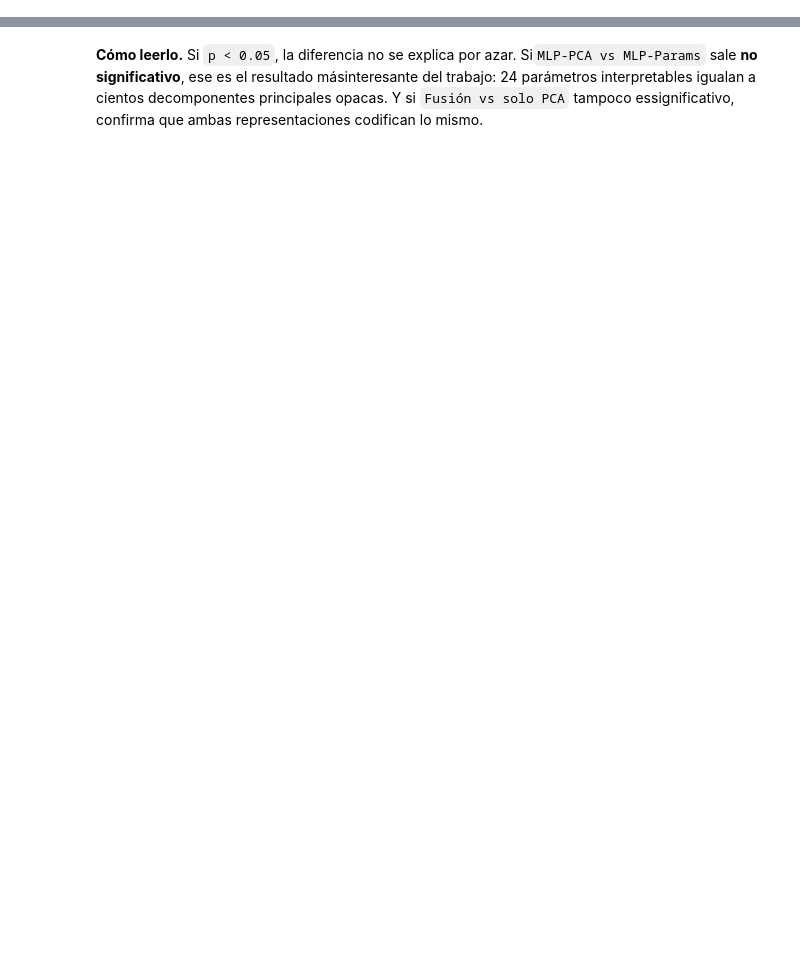
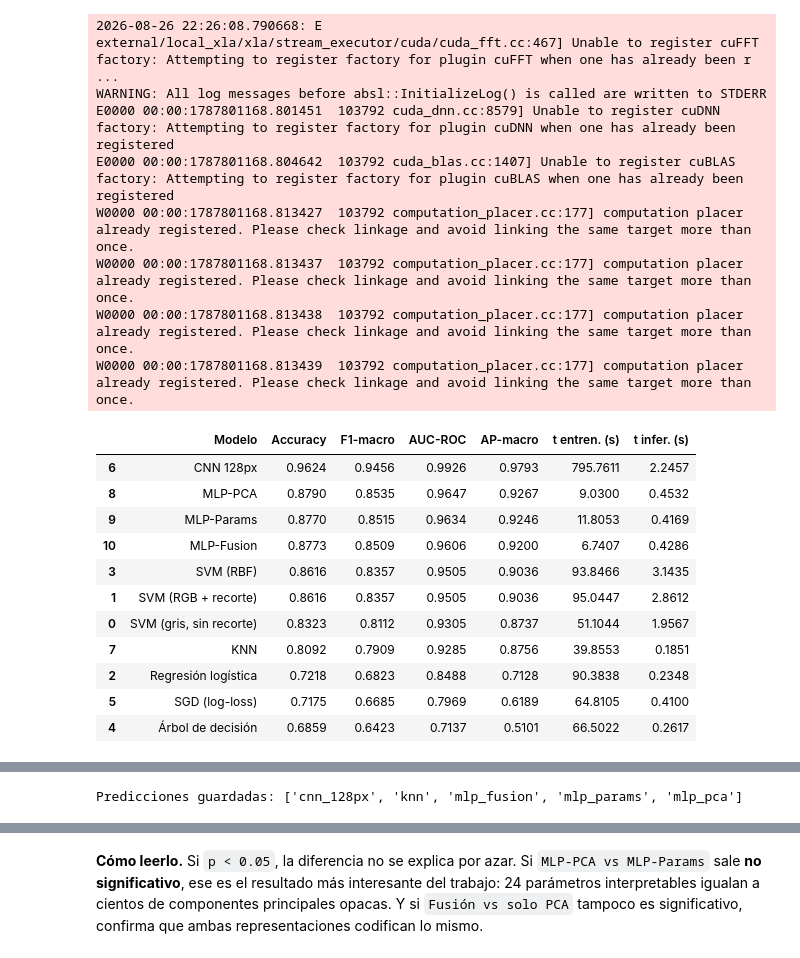
Before and after one commit to sacarrasquillah042/GalaxIA, a Jupyter notebook: notebooks/03_dia3_comparacion.ipynb, the cells around one changed output, grey strips where cells are left out. Cells and saved outputs as stored; diff of their text form; code cells hidden in the pictures; blank space fills up the shorter version.

```diff
--- a/notebooks/03_dia3_comparacion.ipynb
+++ b/notebooks/03_dia3_comparacion.ipynb
@@ -3,3 +10,34 @@
 # %%
-import osos.environ.setdefault("TF_CPP_MIN_LOG_LEVEL", "2")import sys, jsonfrom pathlib import Pathsys.path.insert(0, str(Path.cwd().parent / "src"))import numpy as np, pandas as pd, matplotlib.pyplot as pltfrom galaxia import data, labels, evaluate, explaindata.fijar_semillas(42)display(evaluate.tabla_comparativa())
+import os
+os.environ.setdefault("TF_CPP_MIN_LOG_LEVEL", "2")
+import sys, json
+from pathlib import Path
+sys.path.insert(0, str(Path.cwd().parent / "src"))
+
+import numpy as np, pandas as pd, matplotlib.pyplot as plt
+from galaxia import data, labels, evaluate, explain
+data.fijar_semillas(42)
+
+display(evaluate.tabla_comparativa())
+# %% [output]
+2026-08-26 22:26:08.790668: E external/local_xla/xla/stream_executor/cuda/cuda_fft.cc:467] Unable to register cuFFT factory: Attempting to register factory for plugin cuFFT when one has already been r ...
+WARNING: All log messages before absl::InitializeLog() is called are written to STDERR
+E0000 00:00:1787801168.801451  103792 cuda_dnn.cc:8579] Unable to register cuDNN factory: Attempting to register factory for plugin cuDNN when one has already been registered
+E0000 00:00:1787801168.804642  103792 cuda_blas.cc:1407] Unable to register cuBLAS factory: Attempting to register factory for plugin cuBLAS when one has already been registered
+W0000 00:00:1787801168.813427  103792 computation_placer.cc:177] computation placer already registered. Please check linkage and avoid linking the same target more than once.
+W0000 00:00:1787801168.813437  103792 computation_placer.cc:177] computation placer already registered. Please check linkage and avoid linking the same target more than once.
+W0000 00:00:1787801168.813438  103792 computation_placer.cc:177] computation placer already registered. Please check linkage and avoid linking the same target more than once.
+W0000 00:00:1787801168.813439  103792 computation_placer.cc:177] computation placer already registered. Please check linkage and avoid linking the same target more than once.
+|  | Modelo | Accuracy | F1-macro | AUC-ROC | AP-macro | t entren. (s) | t infer. (s) |
+| 6 | CNN 128px | 0.9624 | 0.9456 | 0.9926 | 0.9793 | 795.7611 | 2.2457 |
+| 8 | MLP-PCA | 0.8790 | 0.8535 | 0.9647 | 0.9267 | 9.0300 | 0.4532 |
+| 9 | MLP-Params | 0.8770 | 0.8515 | 0.9634 | 0.9246 | 11.8053 | 0.4169 |
+| 10 | MLP-Fusion | 0.8773 | 0.8509 | 0.9606 | 0.9200 | 6.7407 | 0.4286 |
+| 3 | SVM (RBF) | 0.8616 | 0.8357 | 0.9505 | 0.9036 | 93.8466 | 3.1435 |
+| 1 | SVM (RGB + recorte) | 0.8616 | 0.8357 | 0.9505 | 0.9036 | 95.0447 | 2.8612 |
+| 0 | SVM (gris, sin recorte) | 0.8323 | 0.8112 | 0.9305 | 0.8737 | 51.1044 | 1.9567 |
+| 7 | KNN | 0.8092 | 0.7909 | 0.9285 | 0.8756 | 39.8553 | 0.1851 |
+| 2 | Regresión logística | 0.7218 | 0.6823 | 0.8488 | 0.7128 | 90.3838 | 0.2348 |
+| 5 | SGD (log-loss) | 0.7175 | 0.6685 | 0.7969 | 0.6189 | 64.8105 | 0.4100 |
+| 4 | Árbol de decisión | 0.6859 | 0.6423 | 0.7137 | 0.5101 | 66.5022 | 0.2617 |
 # %% [markdown]
@@ -7,3 +49,9 @@ import osos.environ.setdefault("TF_CPP_MIN_LOG_LEVEL", "2")import sys, jsonfrom
 # %%
-preds = {}for f in sorted(evaluate.DIR_REP.glob("pred_*.npz")):    z = np.load(f)    preds[f.stem.replace("pred_", "")] = {"y": z["y_true"], "p": z["y_pred"]}print("Predicciones guardadas:", list(preds))
+preds = {}
+for f in sorted(evaluate.DIR_REP.glob("pred_*.npz")):
+    z = np.load(f)
+    preds[f.stem.replace("pred_", "")] = {"y": z["y_true"], "p": z["y_pred"]}
+print("Predicciones guardadas:", list(preds))
+# %% [output]
+Predicciones guardadas: ['cnn_128px', 'knn', 'mlp_fusion', 'mlp_params', 'mlp_pca']
 # %%
```
Also changed, not shown: parts of 6 cells of this notebook, 5 other files.
